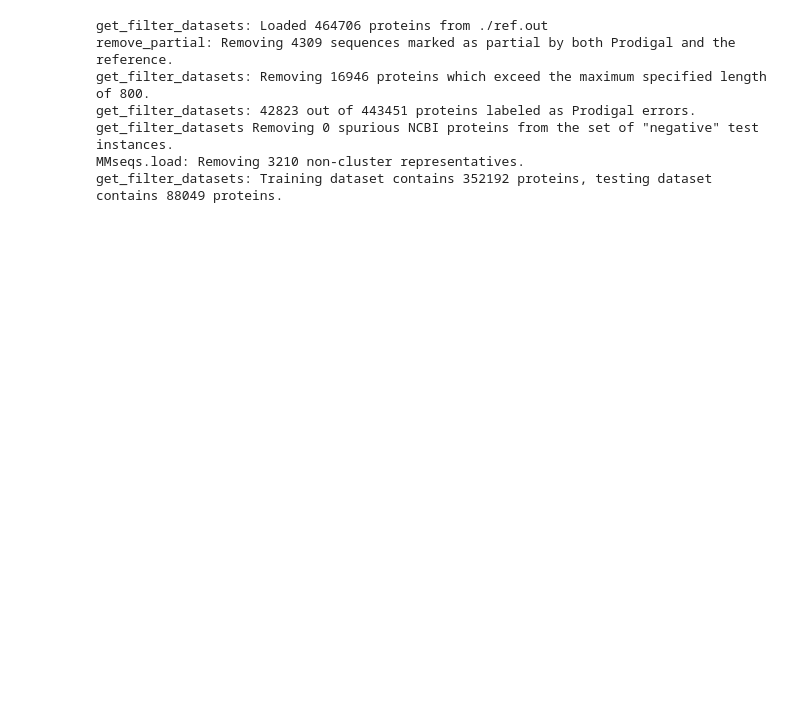
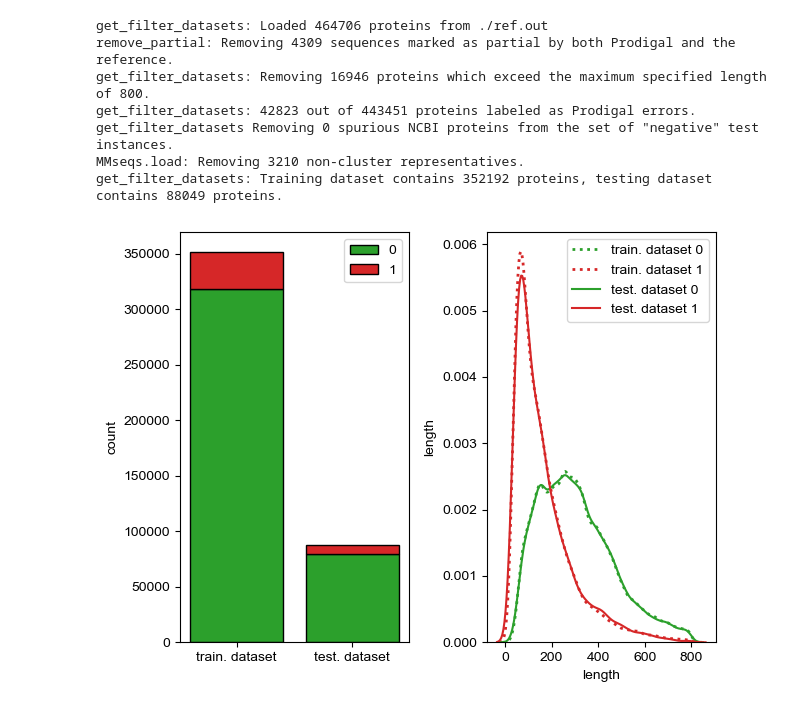
Before and after one commit to pipparichter/frugal, a Jupyter notebook: notebooks/sandbox.ipynb, the cells around one changed output. Cells and saved outputs as stored; diff of their text form; code cells hidden in the pictures; blank space fills up the shorter version.

```diff
--- a/notebooks/sandbox.ipynb
+++ b/notebooks/sandbox.ipynb
@@ -34,7 +34,7 @@ def get_filter_datasets(max_length:int=800):
     df = df[~mask]
 
     mmseqs = MMseqs()
-    df = mmseqs.cluster(df, job_name='filter', sequence_identity=0.95, reps_only=True, overwrite=True)
+    df = mmseqs.cluster(df, job_name='filter', sequence_identity=0.95, reps_only=True, overwrite=False)
     mmseqs.cleanup()
 
     train_df, test_df = train_test_split(df, test_size=0.2, random_state=42)
@@ -54,3 +54,27 @@ get_filter_datasets: 42823 out of 443451 proteins labeled as Prodigal errors.
 get_filter_datasets Removing 0 spurious NCBI proteins from the set of "negative" test instances.
 MMseqs.load: Removing 3210 non-cluster representatives.
 get_filter_datasets: Training dataset contains 352192 proteins, testing dataset contains 88049 proteins.
+# %%
+fig, (ax_a, ax_b) = plt.subplots(ncols=2, layout='tight')
+
+positions, bottom = np.arange(2), np.zeros(2)
+colors = {0:'tab:green', 1:'tab:red'}
+for label in [0, 1]:
+    heights = np.array([(df.label == label).sum() for df in [train_df, test_df]])
+    ax_a.bar(positions, heights, bottom=bottom, color=colors[label], edgecolor='black', label=str(label))
+    bottom += heights
+ax_a.set_ylabel('count')
+ax_a.set_xticks([0, 1], labels=['train. dataset', 'test. dataset'])
+ax_a.legend()
+
+for label, df in train_df.groupby('label'):
+    sns.kdeplot(df.length, color=colors[label], label=f'train. dataset {label}', ax=ax_b, ls=':', lw=2)
+for label, df in test_df.groupby('label'):
+    sns.kdeplot(df.length, color=colors[label], label=f'test. dataset {label}', ax=ax_b)
+ax_b.set_ylabel('density')
+ax_b.set_ylabel('length')
+ax_b.legend()
+
+plt.show()
+# %% [output]
+[figure, added]
```
Also changed, not shown: parts of 1 cell of this notebook, 4 other files.
